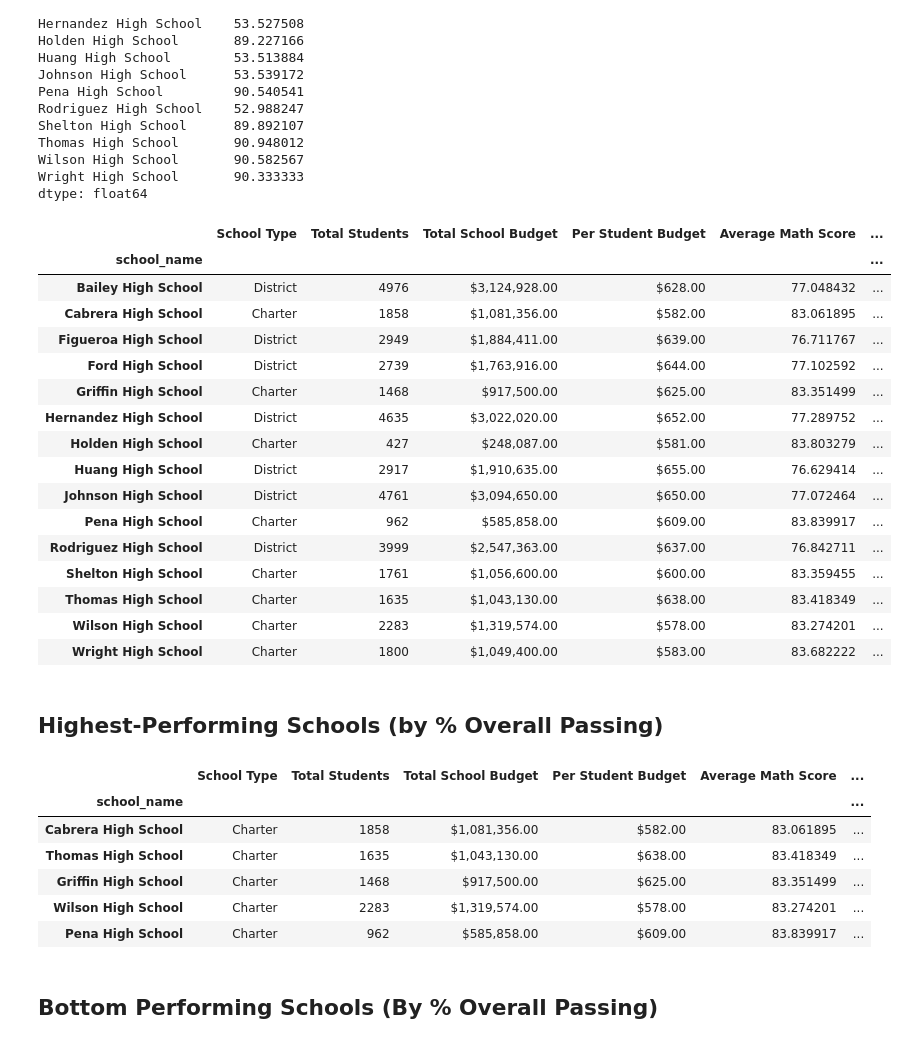
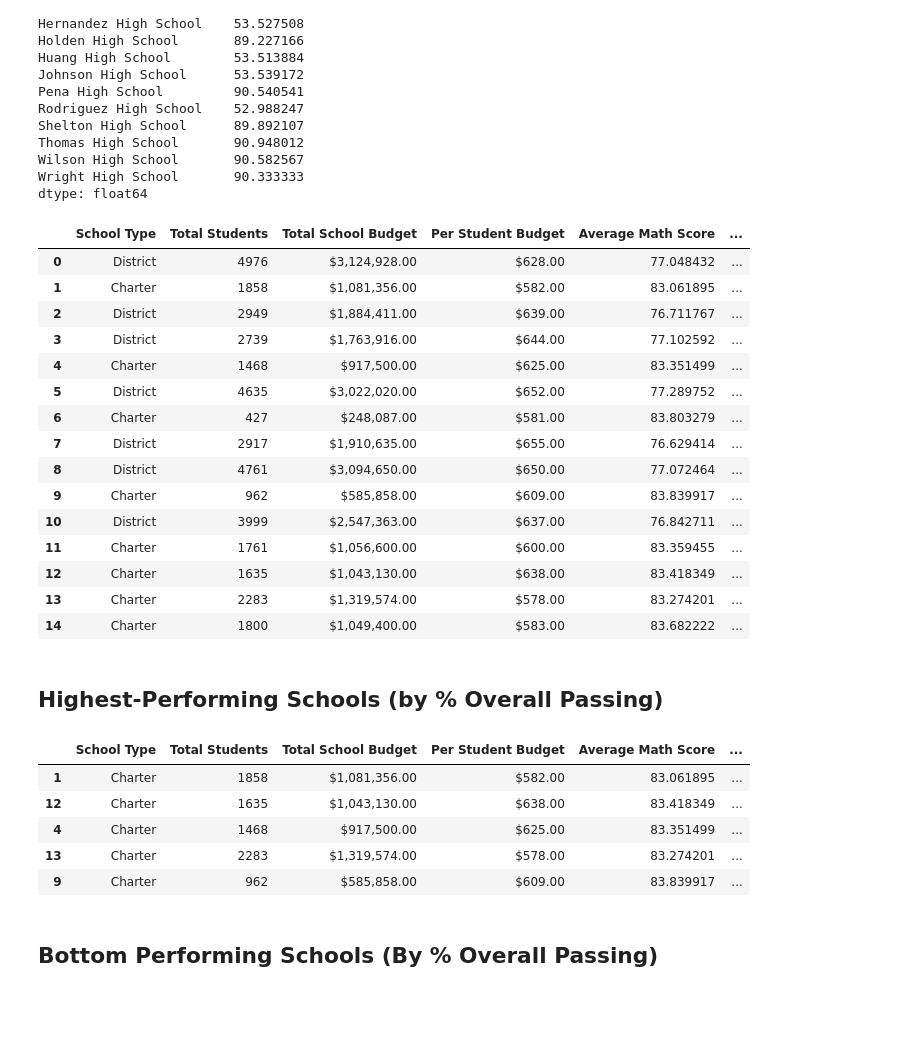
Before and after one commit to manuelanzali/pandas-challenge, a Jupyter notebook: PyCitySchools/PyCitySchools_starter1.ipynb, the cells around one changed output. Drawn from its saved outputs; the diff is of its cells as text; code cells hidden in the pictures; blank space fills up the shorter version.

```diff
--- a/PyCitySchools/PyCitySchools_starter1.ipynb
+++ b/PyCitySchools/PyCitySchools_starter1.ipynb
@@ -156,7 +140,7 @@ Name: type, dtype: object
 # Calculate the total student count per school from school_data
 #per_school_counts = school_data.groupby(["size"]).size()
 
-per_school_students = school_data_complete.groupby("school_name")["size"].sum()
+per_school_students = school_data.set_index(["school_name"])["size"]
 per_school_students
 
 #per_school_counts = school_data["size"].sum()
@@ -180,7 +164,7 @@ Wright High School       1800
 Name: size, dtype: int64
 # %%
 # Calculate the total school budget and per capita spending per school from school_data
-per_school_budget = school_data.groupby("school_name")["budget"].sum()
+per_school_budget = school_data.set_index(["school_name"])["budget"]
 
 # school capita is income/population, in this case budget/size?
 per_capita_spending = per_school_budget / per_school_students
@@ -309,9 +293,9 @@ Wright High School       1626
 dtype: int64
 # %%
 # Use the provided code to calculate the passing rates
-per_school_passing_math = school_students_passing_math / per_school_counts * 100
-per_school_passing_reading = school_students_passing_reading / per_school_counts * 100
-overall_passing_rate = school_students_passing_math_and_reading / per_school_counts * 100
+per_school_passing_math = (school_students_passing_math / per_school_students * 100)
+per_school_passing_reading = (school_students_passing_reading / per_school_students * 100)
+overall_passing_rate = (school_students_passing_math_and_reading / per_school_students * 100)
 
 overall_passing_rate
 # %% [output]
@@ -335,39 +319,42 @@ dtype: float64
 # %%
 # Create a DataFrame called `per_school_summary` with columns for the calculations above.
 per_school_summary = pd.DataFrame({"School Type": school_types,
                                    "Total Students": per_school_students,
                                    "Total School Budget": per_school_budget,
                                    "Per Student Budget": per_capita_spending,
                                    "Average Math Score": per_school_math,
                                    "Average Reading Score": per_school_reading,
                                    "% Passing Math": per_school_passing_math,
                                    "% Passing Reading": per_school_passing_reading,
                                    "% Overall Passing": overall_passing_rate
                                   })
+
+# Reset the index to ensure unique labels
+per_school_summary.reset_index(drop=True, inplace=True)
+
 # Formatting
 per_school_summary["Total School Budget"] = per_school_summary["Total School Budget"].map("${:,.2f}".format)
 per_school_summary["Per Student Budget"] = per_school_summary["Per Student Budget"].map("${:,.2f}".format)
 
 # Display the DataFrame
 per_school_summary
 # %% [output]
 |  | School Type | Total Students | Total School Budget | Per Student Budget | Average Math Score | ... |
-| school_name |  |  |  |  |  | ... |
-| Bailey High School | District | 4976 | $3,124,928.00 | $628.00 | 77.048432 | ... |
-| Cabrera High School | Charter | 1858 | $1,081,356.00 | $582.00 | 83.061895 | ... |
-| Figueroa High School | District | 2949 | $1,884,411.00 | $639.00 | 76.711767 | ... |
-| Ford High School | District | 2739 | $1,763,916.00 | $644.00 | 77.102592 | ... |
-| Griffin High School | Charter | 1468 | $917,500.00 | $625.00 | 83.351499 | ... |
-| Hernandez High School | District | 4635 | $3,022,020.00 | $652.00 | 77.289752 | ... |
-| Holden High School | Charter | 427 | $248,087.00 | $581.00 | 83.803279 | ... |
-| Huang High School | District | 2917 | $1,910,635.00 | $655.00 | 76.629414 | ... |
-| Johnson High School | District | 4761 | $3,094,650.00 | $650.00 | 77.072464 | ... |
-| Pena High School | Charter | 962 | $585,858.00 | $609.00 | 83.839917 | ... |
-| Rodriguez High School | District | 3999 | $2,547,363.00 | $637.00 | 76.842711 | ... |
-| Shelton High School | Charter | 1761 | $1,056,600.00 | $600.00 | 83.359455 | ... |
-| Thomas High School | Charter | 1635 | $1,043,130.00 | $638.00 | 83.418349 | ... |
-| Wilson High School | Charter | 2283 | $1,319,574.00 | $578.00 | 83.274201 | ... |
-| Wright High School | Charter | 1800 | $1,049,400.00 | $583.00 | 83.682222 | ... |
+| 0 | District | 4976 | $3,124,928.00 | $628.00 | 77.048432 | ... |
+| 1 | Charter | 1858 | $1,081,356.00 | $582.00 | 83.061895 | ... |
+| 2 | District | 2949 | $1,884,411.00 | $639.00 | 76.711767 | ... |
+| 3 | District | 2739 | $1,763,916.00 | $644.00 | 77.102592 | ... |
+| 4 | Charter | 1468 | $917,500.00 | $625.00 | 83.351499 | ... |
+| 5 | District | 4635 | $3,022,020.00 | $652.00 | 77.289752 | ... |
+| 6 | Charter | 427 | $248,087.00 | $581.00 | 83.803279 | ... |
+| 7 | District | 2917 | $1,910,635.00 | $655.00 | 76.629414 | ... |
+| 8 | District | 4761 | $3,094,650.00 | $650.00 | 77.072464 | ... |
+| 9 | Charter | 962 | $585,858.00 | $609.00 | 83.839917 | ... |
+| 10 | District | 3999 | $2,547,363.00 | $637.00 | 76.842711 | ... |
+| 11 | Charter | 1761 | $1,056,600.00 | $600.00 | 83.359455 | ... |
+| 12 | Charter | 1635 | $1,043,130.00 | $638.00 | 83.418349 | ... |
+| 13 | Charter | 2283 | $1,319,574.00 | $578.00 | 83.274201 | ... |
+| 14 | Charter | 1800 | $1,049,400.00 | $583.00 | 83.682222 | ... |
 # %% [markdown]
 ## Highest-Performing Schools (by % Overall Passing)
 # %%
@@ -376,12 +363,11 @@ top_schools = per_school_summary.sort_values("% Overall Passing", ascending=Fals
 top_schools.head(5)
 # %% [output]
 |  | School Type | Total Students | Total School Budget | Per Student Budget | Average Math Score | ... |
-| school_name |  |  |  |  |  | ... |
-| Cabrera High School | Charter | 1858 | $1,081,356.00 | $582.00 | 83.061895 | ... |
-| Thomas High School | Charter | 1635 | $1,043,130.00 | $638.00 | 83.418349 | ... |
-| Griffin High School | Charter | 1468 | $917,500.00 | $625.00 | 83.351499 | ... |
-| Wilson High School | Charter | 2283 | $1,319,574.00 | $578.00 | 83.274201 | ... |
-| Pena High School | Charter | 962 | $585,858.00 | $609.00 | 83.839917 | ... |
+| 1 | Charter | 1858 | $1,081,356.00 | $582.00 | 83.061895 | ... |
+| 12 | Charter | 1635 | $1,043,130.00 | $638.00 | 83.418349 | ... |
+| 4 | Charter | 1468 | $917,500.00 | $625.00 | 83.351499 | ... |
+| 13 | Charter | 2283 | $1,319,574.00 | $578.00 | 83.274201 | ... |
+| 9 | Charter | 962 | $585,858.00 | $609.00 | 83.839917 | ... |
 # %% [markdown]
 ## Bottom Performing Schools (By % Overall Passing)
 # %%
```
Also changed, not shown: parts of 7 cells of this notebook, 1 other file.
